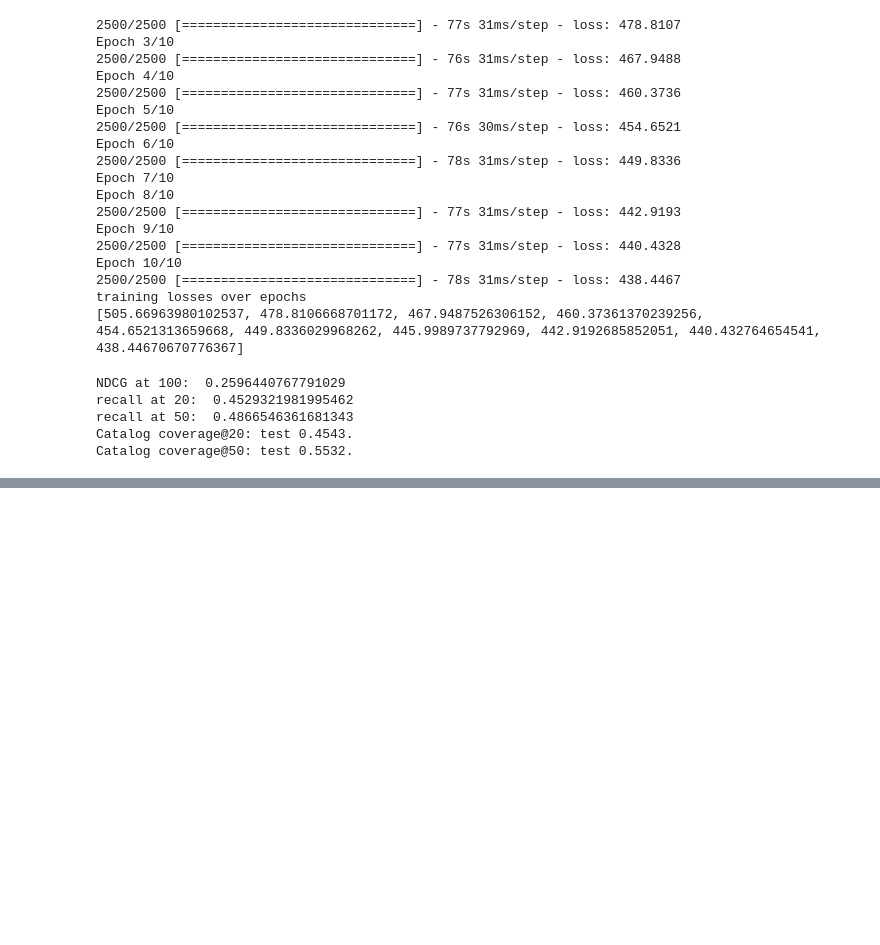
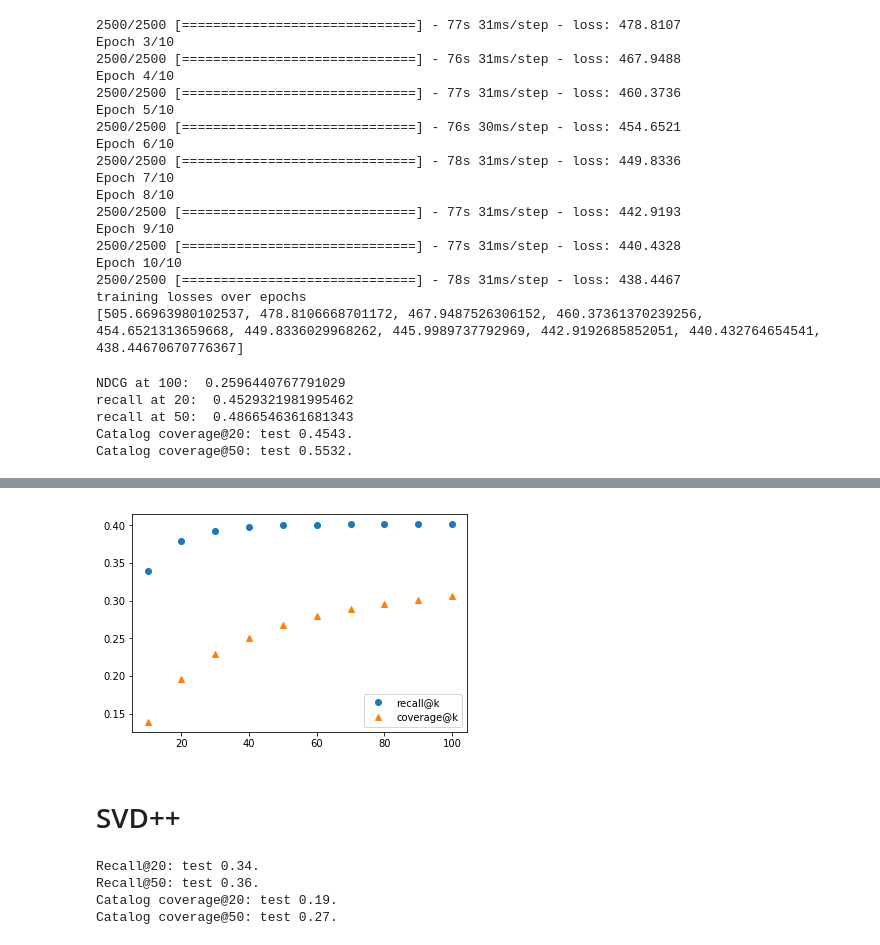
Before and after one commit to smashound/Movie-Recommendation-VAE, a Jupyter notebook: finalproject.ipynb, the cells around one changed output, grey strips where cells are left out. Cells and saved outputs as stored; diff of their text form; code cells hidden in the pictures; blank space fills up the shorter version.

```diff
--- a/finalproject.ipynb
+++ b/finalproject.ipynb
@@ -1087,0 +1223,41 @@ Catalog coverage@50: test 0.5532.
+# %%
+recall_knn,cov_knn=[],[]
+
+for k in krange:
+    recalls_test_k = surprise_recall_at_k(predict_test,k)
+    recall_test_k = sum(rec for rec in recalls_test_k.values()) / len(recalls_test_k)
+    recall_knn.append(recall_test_k)
+    cov_knn.append(catalogcoverage(get_top_n(predict_test,k)))
+# %%
+fig, ax = plt.subplots()
+line2, = ax.plot(krange,recall_knn,'o', label='recall@k')
+line3, = ax.plot(krange,cov_knn,'^', label='coverage@k')
+
+ax.legend()
+
+plt.show()
+# %% [output]
+[figure, added]
+# %% [markdown]
+# SVD++
+# %%
+from surprise import SVDpp
+algo = SVDpp(lr_all = 0.011, reg_all = 0.1)
+algo.fit(trainset)
+predict_test = algo.test(testset)
+
+recalls_test_20 = surprise_recall_at_k(predict_test,20)
+recall_test_20 = sum(rec for rec in recalls_test_20.values()) / len(recalls_test_20)
+recalls_test_50 = surprise_recall_at_k(predict_test,50)
+recall_test_50 = sum(rec for rec in recalls_test_50.values()) / len(recalls_test_50)
+catalogcoverage_20 = catalogcoverage(get_top_n(predict_test,20))
+catalogcoverage_50 = catalogcoverage(get_top_n(predict_test,50))
+print('Recall@20: test %.2f.' % (recall_test_20))
+print('Recall@50: test %.2f.' % (recall_test_50))
+print ('Catalog coverage@20: test %.2f.' % (catalogcoverage_20))
+print ('Catalog coverage@50: test %.2f.' % (catalogcoverage_50))
+# %% [output]
+Recall@20: test 0.34.
+Recall@50: test 0.36.
+Catalog coverage@20: test 0.19.
+Catalog coverage@50: test 0.27.
```
Also changed, not shown: parts of 49 cells of this notebook.
